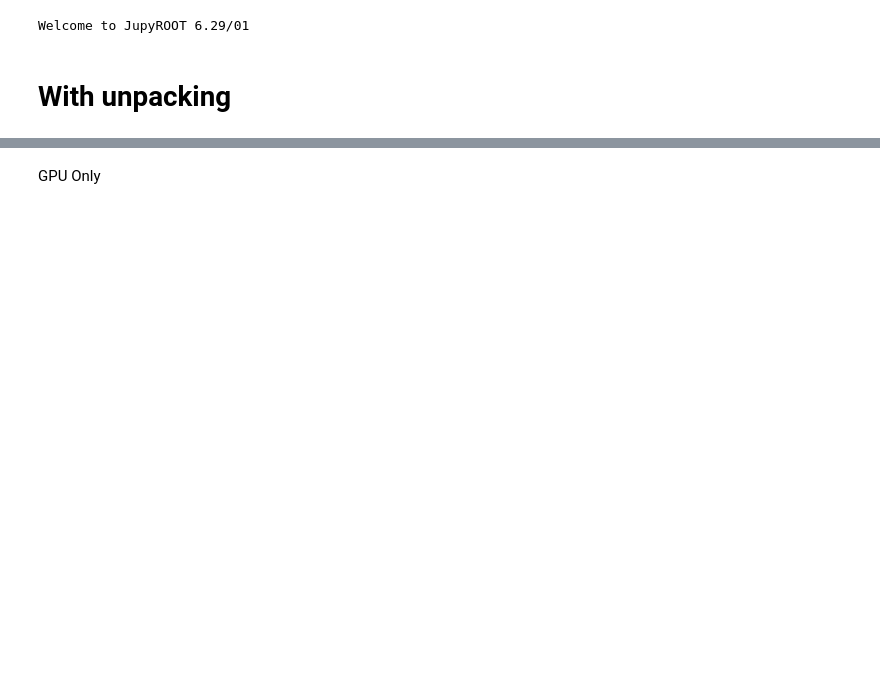
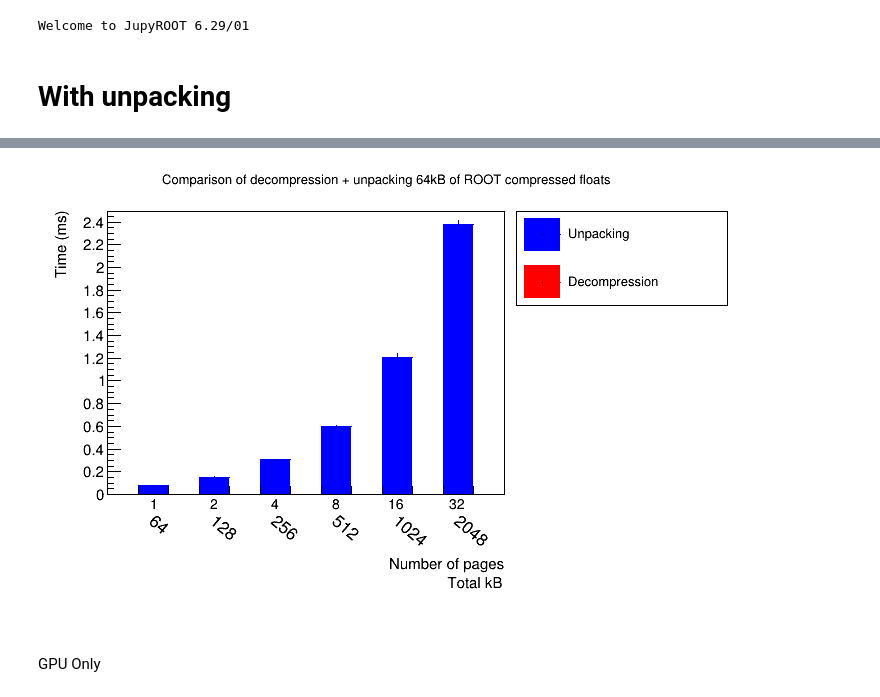
Before and after one commit to jolly-chen/root-gpu-decompression, a Jupyter notebook: benchmarks/benchmark.ipynb, the cells around one changed output, grey strips where cells are left out. Saved outputs shown, nothing was run; the diff lists cells and outputs as text; code cells hidden in the pictures; blank space fills up the shorter version.

```diff
--- a/benchmarks/benchmark.ipynb
+++ b/benchmarks/benchmark.ipynb
@@ -104,7 +179,7 @@ def run_packed_benchmark_cpu(files, n, m, w, c=16):
     return decomp_times, dev_dt, unpack_times, dev_pt, ratios, sizes
 # %%
 n = 10
-w = 10
+warmup = 5
 nfiles = [1, 2, 4, 8, 16, 32]
 file = glob.glob("packed_floats.64000.root.zstd")
 nbins = 2 * len(nfiles) + len(nfiles) + 1
@@ -123,7 +198,7 @@ for i, m in enumerate(nfiles):
         g_dev_pt,
         g_ratios,
         g_sizes,
-    ) = run_packed_benchmark_gpu(file, n, m, w)
+    ) = run_packed_benchmark_gpu(file, n, m, warmup)
     (
         c_decomp_times,
         c_dev_dt,
@@ -131,7 +206,7 @@ for i, m in enumerate(nfiles):
         c_dev_pt,
         c_ratios,
         c_sizes,
-    ) = run_packed_benchmark_cpu(file, n, m, w)
+    ) = run_packed_benchmark_cpu(file, n, m, warmup, 1)
 
     # CPU
 
@@ -225,0 +297,76 @@ Warning in <TROOT::Append>: Replacing existing TH1: g_unpack32 (Potential memory
+# %%
+n = 10
+warmup = 5
+nfiles = [1, 2, 4, 8, 16, 32]
+file = glob.glob("packed_floats.64000.root.zstd")
+nbins = len(nfiles) + len(nfiles) + 1
+
+title = f"Comparison of decompression + unpacking 64kB of ROOT compressed floats"
+c = ROOT.TCanvas("c1", title)
+hs = ROOT.THStack("hs", "")
+
+for i, m in enumerate(nfiles):
+    (
+        c_decomp_times,
+        c_dev_dt,
+        c_unpack_times,
+        c_dev_pt,
+        c_ratios,
+        c_sizes,
+    ) = run_packed_benchmark_cpu(file, n, m, warmup, 1)
+
+    # CPU
+
+    cpu_bin = 1 + 2*i
+    h1 = ROOT.TH1F(f"c_decomp{m}", "cpu", nbins, 0, nbins)
+    fill_bar(h1, cpu_bin, c_decomp_times, c_dev_dt, ROOT.kRed, None)
+    # hs.Add(h1)
+
+    h2 = ROOT.TH1F(f"c_unpack{m}", "cpu", nbins, 0, nbins)
+    fill_bar(h2, cpu_bin, c_unpack_times, c_dev_pt, ROOT.kBlue, None)
+    hs.Add(h2)
+
+c.SetRightMargin(0.33)
+c.SetBottomMargin(0.3)
+l = ROOT.TLegend(0.687, 0.7, 0.99, 0.9)
+l.AddEntry(h2, "Unpacking")
+l.AddEntry(h1, "Decompression")
+l.SetTextSize(0.03)
+
+hs.Draw("bar")
+hs.SetTitle(title)
+
+xaxis = hs.GetXaxis()
+xaxis.SetTitle("#splitline{Number of pages}{              Total kB}")
+xaxis.SetTitleOffset(3)
+xaxis.SetLabelSize(0.05)
+for i, e in enumerate(range(2, nbins, 2)):
+    xaxis.SetBinLabel(e, f"{nfiles[i]}")
+xaxis.LabelsOption("hM")
+xaxis.SetTickSize(0)
+
+yaxis = hs.GetYaxis()
+yaxis.SetTitle("Time (ms)")
+
+ox = ROOT.TGaxis(
+    0, 0,       # xmin, ymin
+    nbins, 0,   # xmax, ymax
+    0, nbins, # wmin, wmax
+    20, "M"   # ndiv, chopt
+)
+ox.SetTickSize(0)
+ox.SetLabelOffset(0.02)
+ox.SetLabelFont(42)
+
+labelbins = range(2, nbins, 2)
+for i in range(20):
+    if i not in labelbins:
+        ox.ChangeLabel(i, -1, 0.0)
+for i, e in enumerate(labelbins):
+    ox.ChangeLabel(e, 320, -1, 12, -1, -1, f"{nfiles[i] * 64}")
+    # TGaxis::ChangeLabel(int labNum = 0, double labAngle = -1., double labSize = -1., int labAlign = -1, int labColor = -1, int labFont = -1, TString labText = "")
+
+ox.Draw()
+l.Draw()
+c.Draw()
+# %% [output]
@@ -226,3 +380,4 @@ Warning in <TROOT::Append>: Replacing existing TH1: g_unpack32 (Potential memory
+[figure, added]
 # %% [markdown]
 GPU Only
 # %%
```
Also changed, not shown: parts of 8 cells of this notebook, 1 other file.
